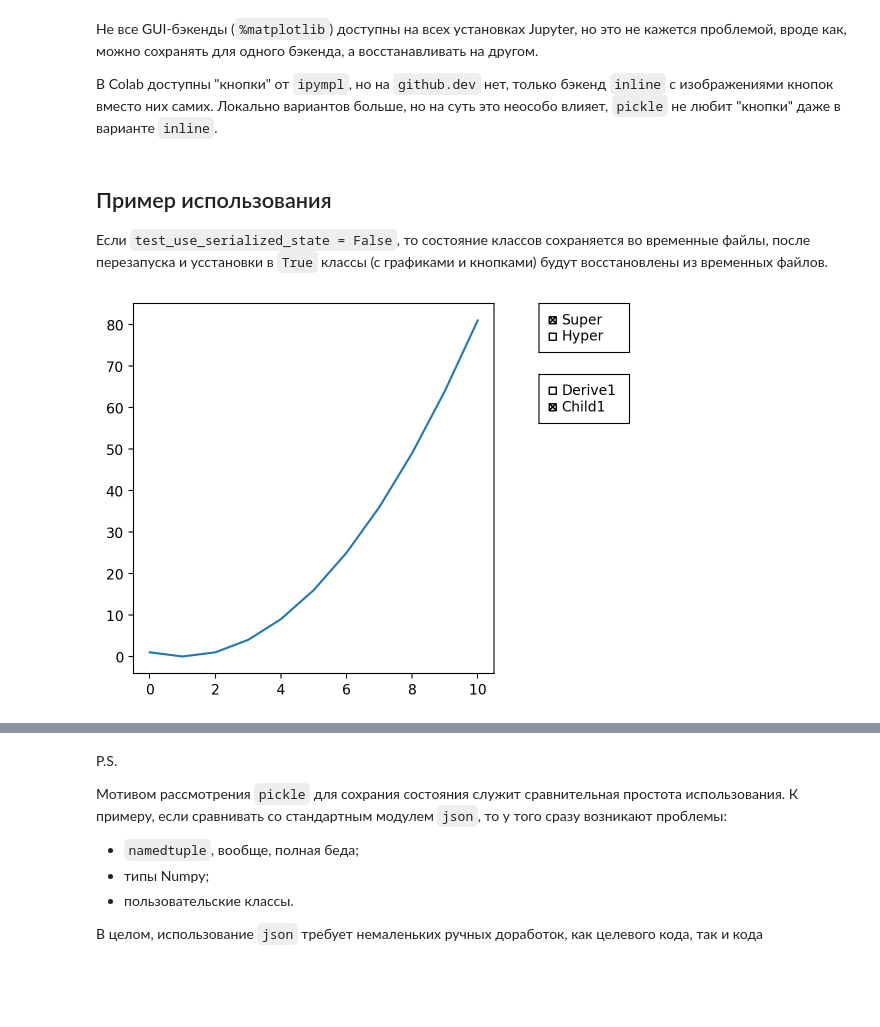
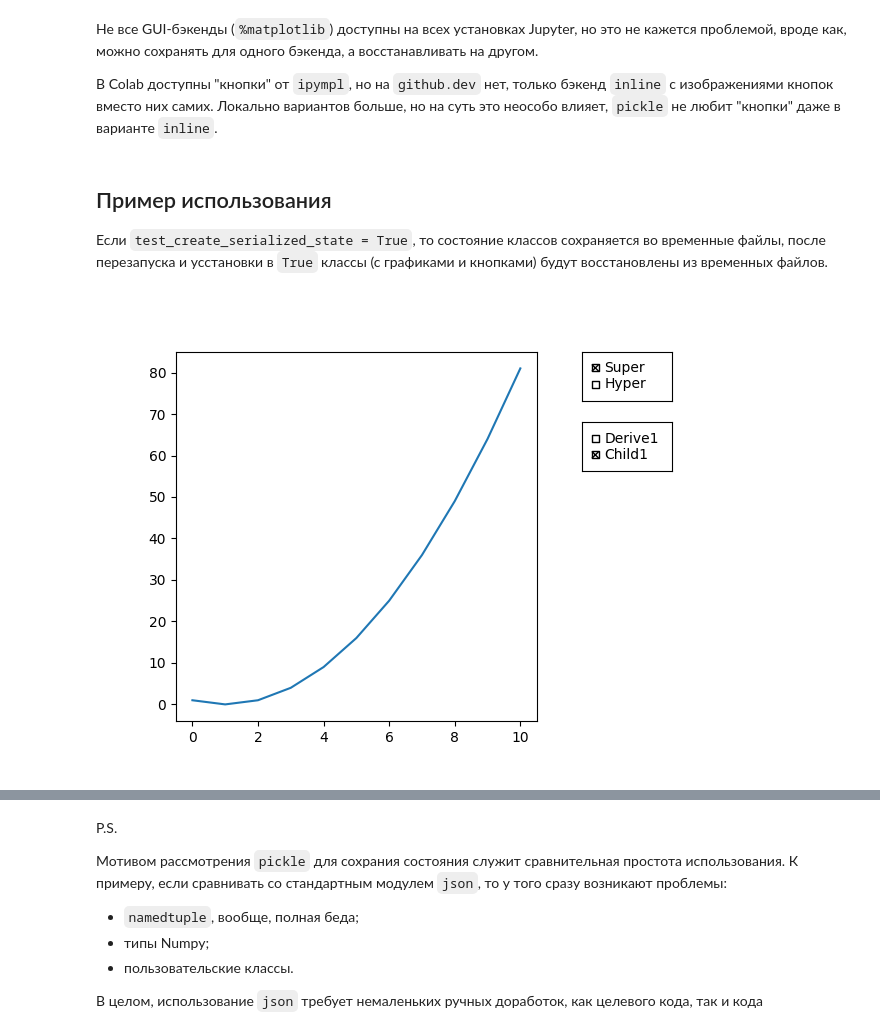
Before and after one commit to Serge3leo/temp-cola, a Jupyter notebook: ruSO/pickle-и-классы-наследники/pickle-и-классы-наследники.ipynb, the cells around one changed output, grey strips where cells are left out. Drawn from its saved outputs; the diff is of its cells as text; code cells hidden in the pictures; blank space fills up the shorter version.

Commit message:
Ошибка test_use_serialized_state

```diff
--- a/ruSO/pickle-и-классы-наследники/pickle-и-классы-наследники.ipynb
+++ b/ruSO/pickle-и-классы-наследники/pickle-и-классы-наследники.ipynb
@@ -97,12 +97,12 @@ import matplotlib.pyplot as plt
 # %% [markdown]
 ## Пример использования
 
-Если `test_use_serialized_state = False`, то состояние классов
+Если `test_create_serialized_state = True`, то состояние классов
 сохраняется во временные файлы, после перезапуска и усстановки
 в `True` классы (с графиками и кнопками) будут восстановлены
 из временных файлов.
 # %%
-test_use_serialized_state = False
+test_create_serialized_state = True
 
 class MySuper:
     def __getstate__(self):
@@ -187,17 +187,17 @@ class MyDerive2(MySuper):
         self._MyDerive2_init_interface()
 # %%
 tfn1 = "/tmp/d1.pickle"
-if test_use_serialized_state:
+if test_create_serialized_state:
     d1 = MyDerive1()
     d1.scbt.set_active(0)  # Некое изменение состояния до сохранения
     d1.dcbt1.set_active(1)
     with open(tfn1, "wb") as fo:
         pickle.dump(d1, fo)
 else:
     with open(tfn1, "rb") as fi:
         d1 = pickle.load(fi)
 plt.show()
 # %% [output]
-[figure, old version]
+[figure, new version]
 # %%
 tfn2 = "/tmp/d2.pickle"
```
Also changed, not shown: parts of 1 cell of this notebook.
